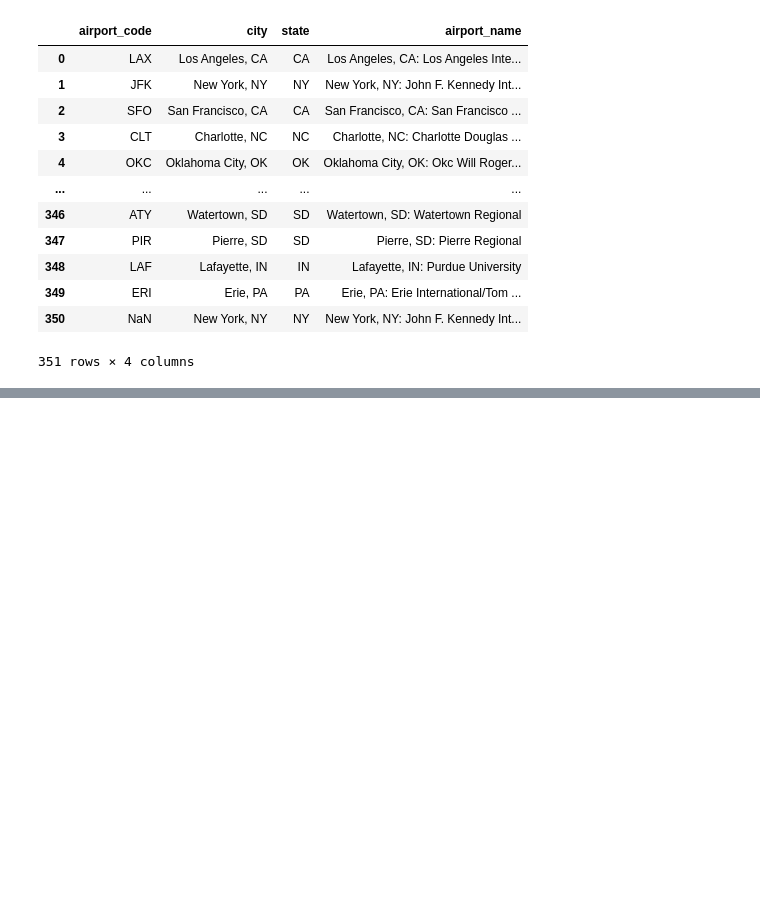
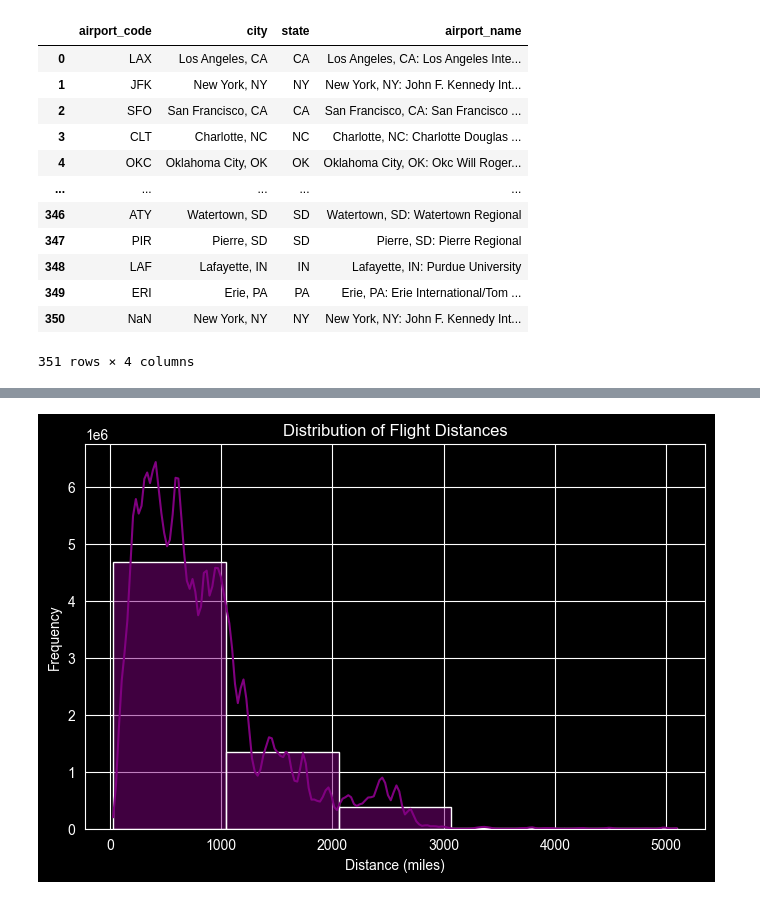
Before and after one commit to ganning127/NORP-aviation-datasets, a Jupyter notebook: BTS-airplane-delays/BTS_cleaning.ipynb, the cells around one changed output, grey strips where cells are left out. Cells and saved outputs as stored; diff of their text form; code cells hidden in the pictures; blank space fills up the shorter version.

```diff
--- a/BTS-airplane-delays/BTS_cleaning.ipynb
+++ b/BTS-airplane-delays/BTS_cleaning.ipynb
@@ -318,0 +347,10 @@ flights_df[flights_df['scheduled_flight_time_mins'].isnull()]
+# %%
+# Analysis 3: Distribution of Distance (Histogram)
+plt.figure(figsize=(8, 5))
+sns.histplot(flights_df['distance_miles'], bins=5, kde=True, color='purple')
+plt.title('Distribution of Flight Distances')
+plt.xlabel('Distance (miles)')
+plt.ylabel('Frequency')
+plt.show()
+# %% [output]
+[figure, added]
```
Also changed, not shown: parts of 10 cells of this notebook.
